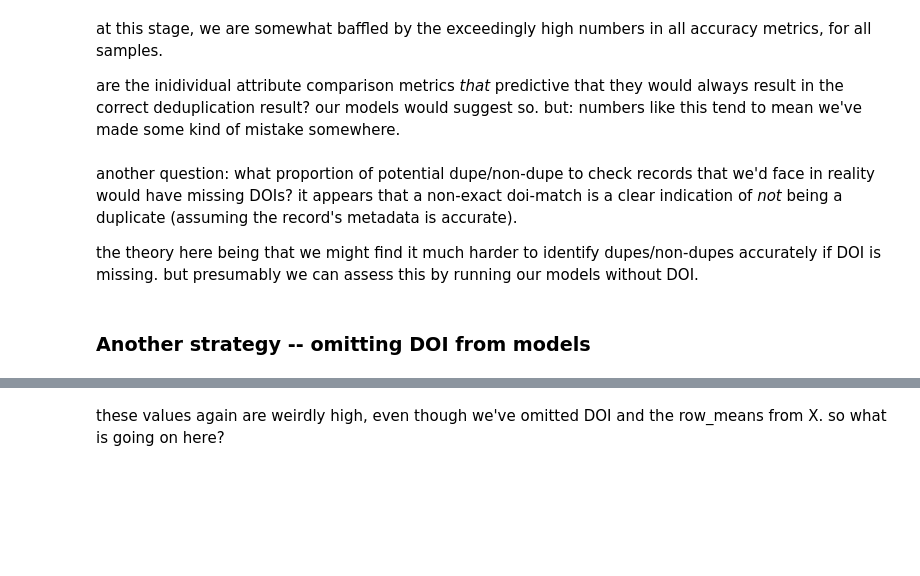
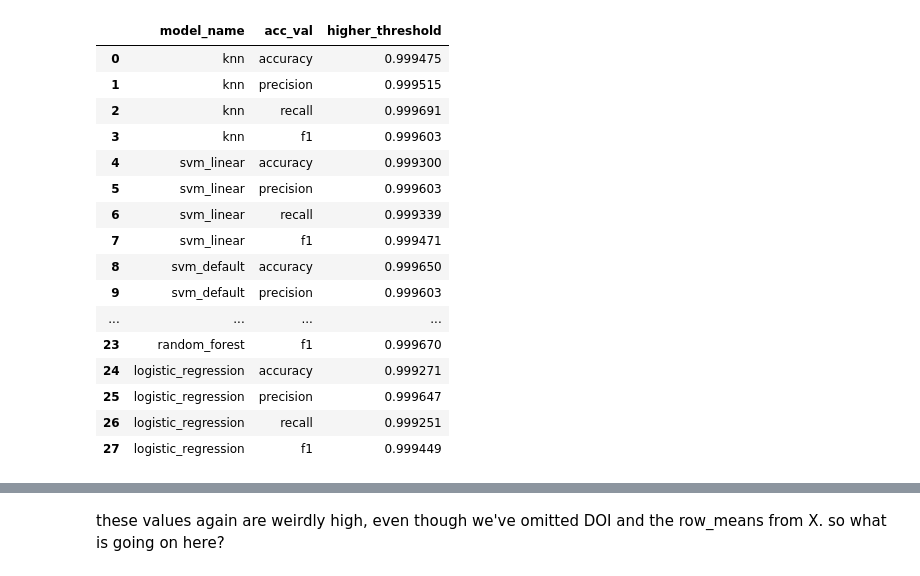
Before and after one commit to destiny-evidence/destiny-deduper, a Jupyter notebook: notebooks/01_building_dedupe_feature_importance_model.ipynb, the cells around one changed output, grey strips where cells are left out. Drawn from its saved outputs; the diff is of its cells as text; code cells hidden in the pictures; blank space fills up the shorter version.

```diff
--- a/notebooks/01_building_dedupe_feature_importance_model.ipynb
+++ b/notebooks/01_building_dedupe_feature_importance_model.ipynb
@@ -166,0 +253,33 @@ accuracy_evaluations = ['accuracy', 'precision', 'recall', 'f1']
+# %%
+# Define similarity columns
+similarity_cols = ['doi', 'title', 'authors', 'year', 'journal', 'pages', 'abstract', 'volume', 'issue']
+
+# Create row means for the entire dataset
+test_train_compared_df['row_mean'] = test_train_compared_df[similarity_cols].mean(axis=1)
+
+# Filter non-duplicates with row_mean > 0.457
+non_dupes_filtered = test_train_compared_df[
+    (test_train_compared_df['is_dupe'] == 0) &
+    (test_train_compared_df['row_mean'] > 0.457)
+].copy()
+
+# Keep all duplicates
+dupes = test_train_compared_df[test_train_compared_df['is_dupe'] == 1].copy()
+
+# Calculate target counts for 2/3 non-dupes and 1/3 dupes
+n_dupes = len(dupes)
+n_non_dupes_needed = n_dupes * 2  # 2/3 of total means 2x the number of dupes
+
+# Sample non-duplicates (or use all if we don't have enough)
+if len(non_dupes_filtered) >= n_non_dupes_needed:
+    non_dupes_sampled = non_dupes_filtered.sample(n=n_non_dupes_needed, replace=False, random_state=42)
+else:
+    non_dupes_sampled = non_dupes_filtered
+    print(f"Warning: Only {len(non_dupes_filtered)} non-dupes available, needed {n_non_dupes_needed}")
+
+# Combine and shuffle
+higher_threshold_df = pd.concat([non_dupes_sampled, dupes], ignore_index=True)
+higher_threshold_df = higher_threshold_df.sample(frac=1, random_state=42).reset_index(drop=True)
+
+X_higher = higher_threshold_df.drop(columns=['is_dupe', 'row_id', 'Unnamed: 0', 'id_a', 'id_b'])
+y_higher = higher_threshold_df['is_dupe']
@@ -167,21 +301,30 @@ accuracy_evaluations = ['accuracy', 'precision', 'recall', 'f1']
 # %%
+#| warning: false
+
 eval_set = []
 for model_name, model in models.items():
     for acc_val in accuracy_evaluations:
-        acc_standard = np.mean(cross_val_score(model, X=X, y=y, cv=folds, verbose=0, scoring=acc_val))
         acc_higher = np.mean(cross_val_score(model, X=X_higher, y=y_higher, cv=folds, verbose=0, scoring=acc_val))
-        newline = {'model_name': model_name, 'acc_val': acc_val, 'standard': acc_standard, 'higher_threshold': acc_higher}
+        newline = {'model_name': model_name, 'acc_val': acc_val, 'higher_threshold': acc_higher}
         eval_set.append(newline)
 
 eval_df = pd.DataFrame(eval_set)
 eval_df
+# %% [output]
+|  | model_name | acc_val | higher_threshold |
+| 0 | knn | accuracy | 0.999475 |
+| 1 | knn | precision | 0.999515 |
+| 2 | knn | recall | 0.999691 |
+| 3 | knn | f1 | 0.999603 |
+| 4 | svm_linear | accuracy | 0.999300 |
+| 5 | svm_linear | precision | 0.999603 |
+| 6 | svm_linear | recall | 0.999339 |
+| 7 | svm_linear | f1 | 0.999471 |
+| 8 | svm_default | accuracy | 0.999650 |
+| 9 | svm_default | precision | 0.999603 |
+| ... | ... | ... | ... |
+| 23 | random_forest | f1 | 0.999670 |
+| 24 | logistic_regression | accuracy | 0.999271 |
+| 25 | logistic_regression | precision | 0.999647 |
+| 26 | logistic_regression | recall | 0.999251 |
+| 27 | logistic_regression | f1 | 0.999449 |
-# %% [markdown]
-at this stage, we are somewhat baffled by the exceedingly high numbers in all accuracy metrics, for all samples.
-
-are the inidividual attribute comparison metrics _that_ predictive that they would always result in the correct deduplication result? our models would suggest so. but: numbers like this tend to mean we've made some kind of mistake somewhere.
-# %% [markdown]
-another question: what proportion of potential dupe/non-dupe to check records that we'd face in reality would have missing DOIs? it appears that a non-exact doi-match is a clear indication of *not* being a duplicate (assuming the record's metadata is accurate).
-
-the theory here being that we might find it much harder to identify dupes/non-dupes accurately if DOI is missing. but presumably we can assess this by running our models without DOI.
-# %% [markdown]
-### Another strategy -- omitting DOI from models
```
Also changed, not shown: parts of 45 cells of this notebook.
